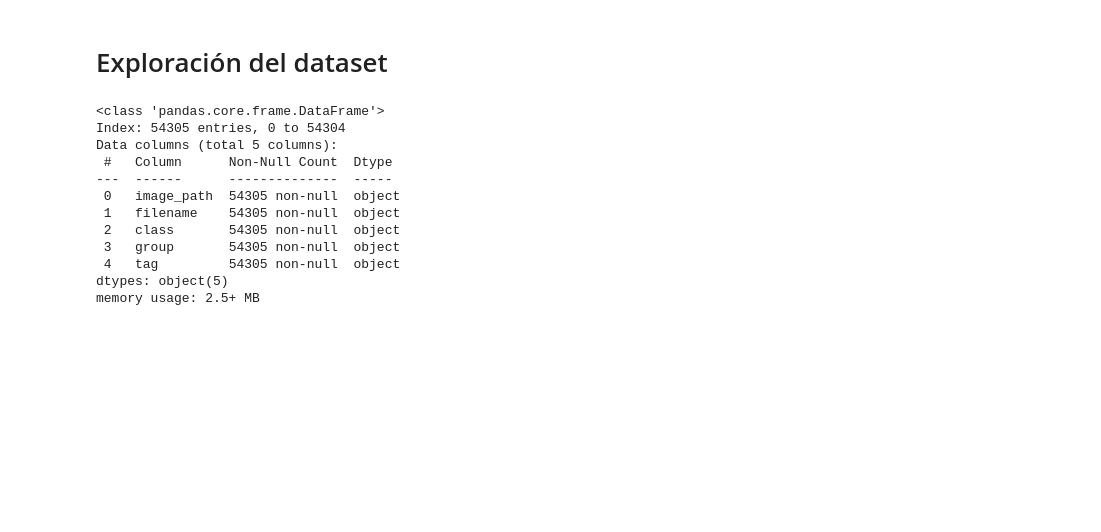
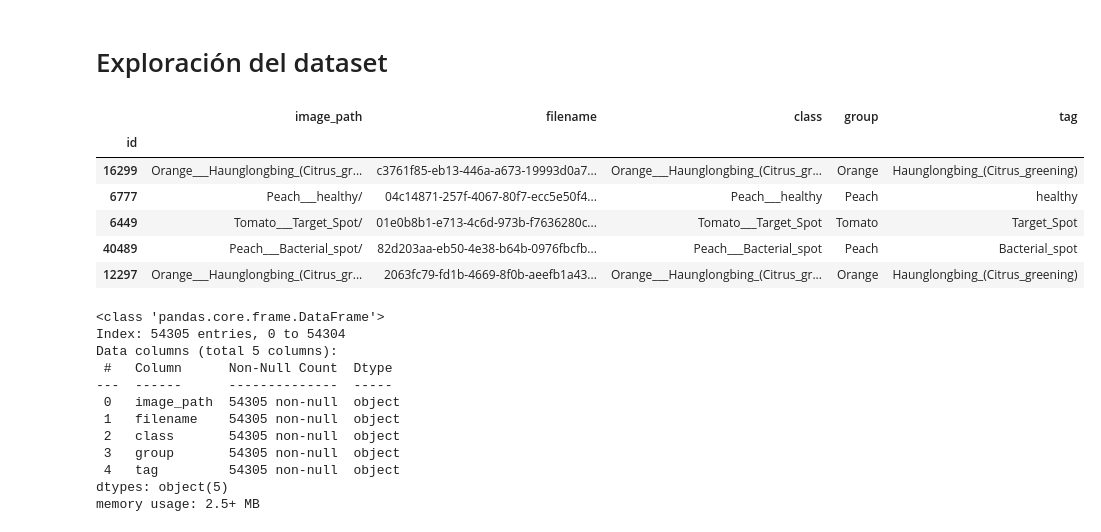
Before and after one commit to MLsound/CV2-PlantVillage, a Jupyter notebook: exploracion.ipynb, the cells around one changed output. Cells and saved outputs as stored; diff of their text form; code cells hidden in the pictures; blank space fills up the shorter version.

Commit message:
Feat: guardado de dataframe en CSV
Se implementan funciones de carga/descarga de datos procesados (dataframe original y spliteado).

Se guardan los archivos procesados en el repositorio.

```diff
--- a/exploracion.ipynb
+++ b/exploracion.ipynb
@@ -223,5 +226,19 @@ df.sample(5)
 # %% [markdown]
 # Exploración del dataset
+# %%
+# Cargamos el dataframe desde el .CSV y definimos 'id' como índice
+df = pd.read_csv('dataframe.csv').set_index('id')
+# %%
+# Verificamos la importación
+df.sample(5)
+# %% [output]
+|  | image_path | filename | class | group | tag |
+| id |  |  |  |  |  |
+| 16299 | Orange___Haunglongbing_(Citrus_gr... | c3761f85-eb13-446a-a673-19993d0a7... | Orange___Haunglongbing_(Citrus_gr... | Orange | Haunglongbing_(Citrus_greening) |
+| 6777 | Peach___healthy/ | 04c14871-257f-4067-80f7-ecc5e50f4... | Peach___healthy | Peach | healthy |
+| 6449 | Tomato___Target_Spot/ | 01e0b8b1-e713-4c6d-973b-f7636280c... | Tomato___Target_Spot | Tomato | Target_Spot |
+| 40489 | Peach___Bacterial_spot/ | 82d203aa-eb50-4e38-b64b-0976fbcfb... | Peach___Bacterial_spot | Peach | Bacterial_spot |
+| 12297 | Orange___Haunglongbing_(Citrus_gr... | 2063fc79-fd1b-4669-8f0b-aeefb1a43... | Orange___Haunglongbing_(Citrus_gr... | Orange | Haunglongbing_(Citrus_greening) |
 # %%
 df.info()
 # %% [output]
```
Also changed, not shown: parts of 2 cells of this notebook, 2 other files.
